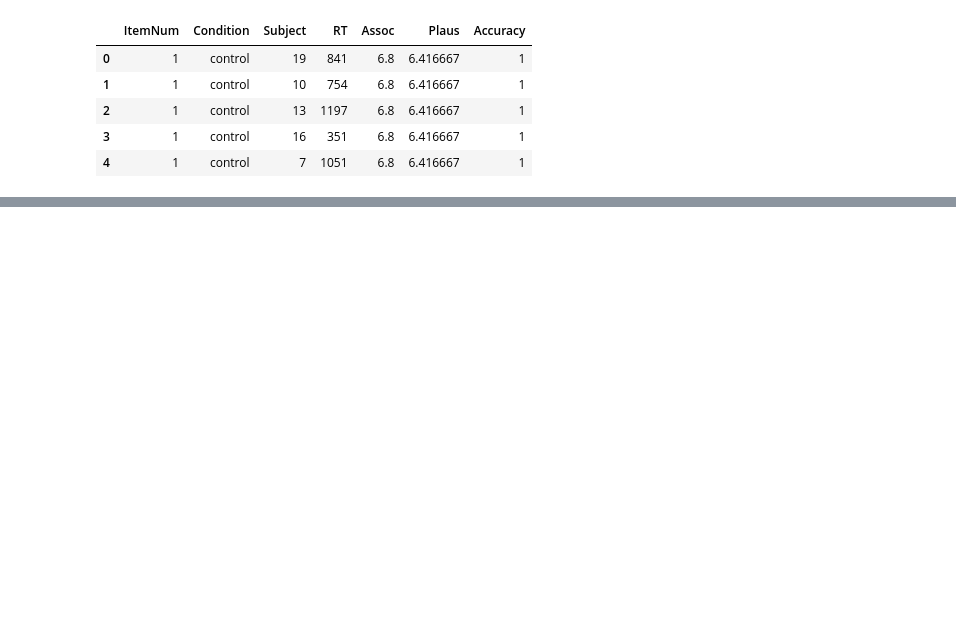
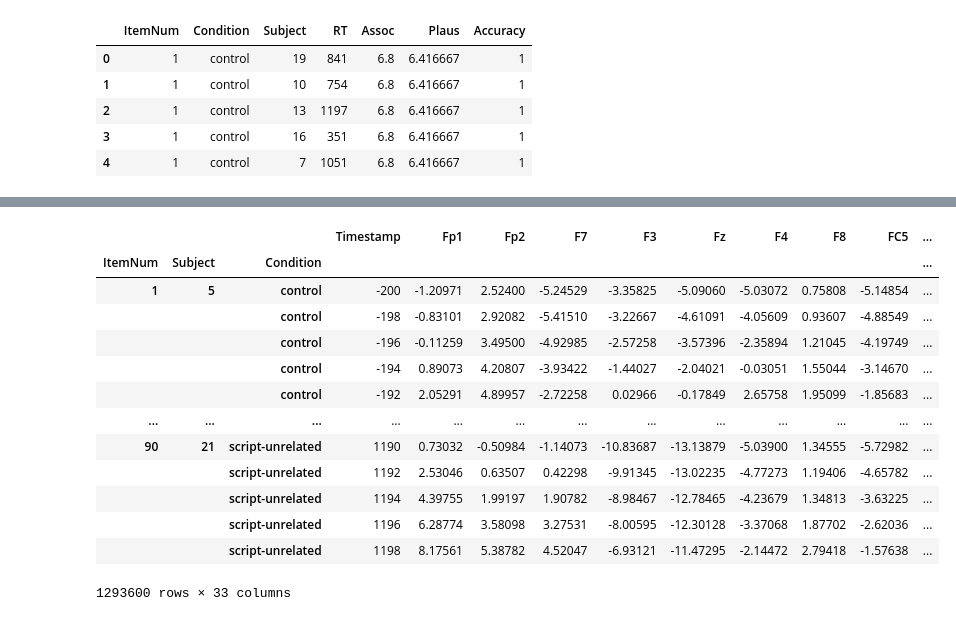
Before and after one commit to cristianionescu7/ERP_group3, a Jupyter notebook: main.ipynb, the cells around one changed output, grey strips where cells are left out. Cells and saved outputs as stored; diff of their text form; code cells hidden in the pictures; blank space fills up the shorter version.

```diff
--- a/main.ipynb
+++ b/main.ipynb
@@ -125,0 +45,4 @@ data_main
+# %%
+#copy of EEG data
+data_copy = data.loc[:]
+data_copy
@@ -125,0 +63,23 @@ data_main
+# %%
+#index by by item number, subject and condition so that its easy to pull one EEG experiment later
+data_copy =data_copy.set_index(['ItemNum', 'Subject', 'Condition'])
+# %%
+#drop columns that are not necessary
+data_copy = data_copy.drop(['TrialNum', 'HEOG', 'VEOG', 'Assoc', 'Plaus'], axis = 1)
+# %%
+data_copy
+# %% [output]
+|  |  |  | Timestamp | Fp1 | Fp2 | F7 | F3 | Fz | F4 | F8 | FC5 | ... |
+| ItemNum | Subject | Condition |  |  |  |  |  |  |  |  |  | ... |
+| 1 | 5 | control | -200 | -1.20971 | 2.52400 | -5.24529 | -3.35825 | -5.09060 | -5.03072 | 0.75808 | -5.14854 | ... |
+|  |  | control | -198 | -0.83101 | 2.92082 | -5.41510 | -3.22667 | -4.61091 | -4.05609 | 0.93607 | -4.88549 | ... |
+|  |  | control | -196 | -0.11259 | 3.49500 | -4.92985 | -2.57258 | -3.57396 | -2.35894 | 1.21045 | -4.19749 | ... |
+|  |  | control | -194 | 0.89073 | 4.20807 | -3.93422 | -1.44027 | -2.04021 | -0.03051 | 1.55044 | -3.14670 | ... |
+|  |  | control | -192 | 2.05291 | 4.89957 | -2.72258 | 0.02966 | -0.17849 | 2.65758 | 1.95099 | -1.85683 | ... |
+| ... | ... | ... | ... | ... | ... | ... | ... | ... | ... | ... | ... | ... |
+| 90 | 21 | script-unrelated | 1190 | 0.73032 | -0.50984 | -1.14073 | -10.83687 | -13.13879 | -5.03900 | 1.34555 | -5.72982 | ... |
+|  |  | script-unrelated | 1192 | 2.53046 | 0.63507 | 0.42298 | -9.91345 | -13.02235 | -4.77273 | 1.19406 | -4.65782 | ... |
+|  |  | script-unrelated | 1194 | 4.39755 | 1.99197 | 1.90782 | -8.98467 | -12.78465 | -4.23679 | 1.34813 | -3.63225 | ... |
+|  |  | script-unrelated | 1196 | 6.28774 | 3.58098 | 3.27531 | -8.00595 | -12.30128 | -3.37068 | 1.87702 | -2.62036 | ... |
+|  |  | script-unrelated | 1198 | 8.17561 | 5.38782 | 4.52047 | -6.93121 | -11.47295 | -2.14472 | 2.79418 | -1.57638 | ... |
+1293600 rows × 33 columns
```
Also changed, not shown: parts of 19 cells of this notebook.
